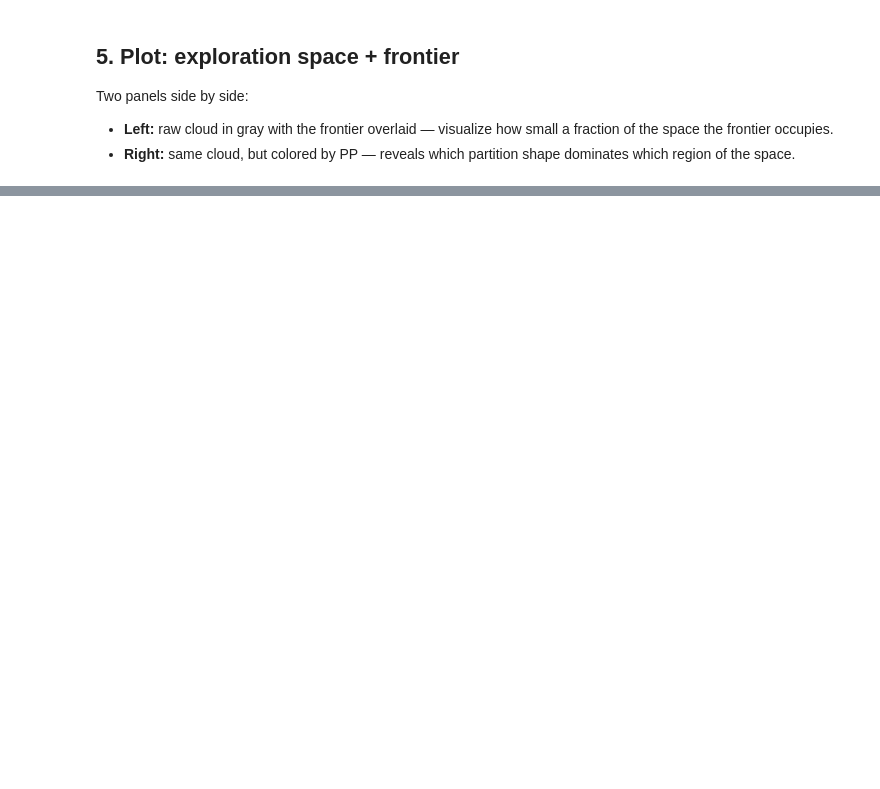
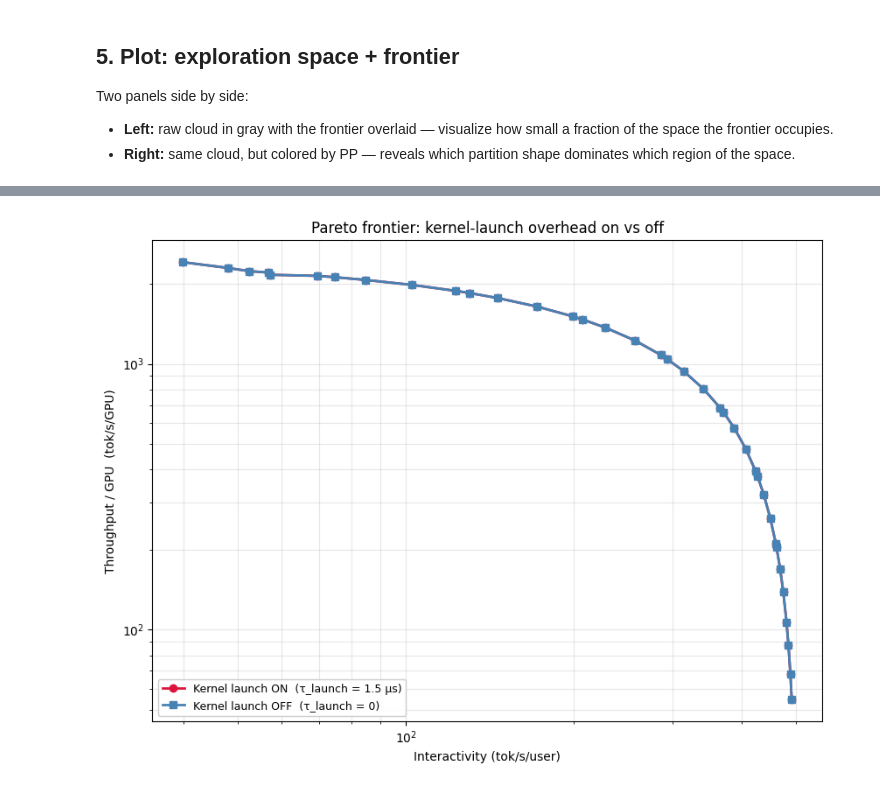
Before and after one commit to spiceMonkey/flare-llm, a Jupyter notebook: notebooks/pareto_basic.ipynb, the cells around one changed output, grey strips where cells are left out. Cells and saved outputs as stored; diff of their text form; code cells hidden in the pictures; blank space fills up the shorter version.

```diff
--- a/notebooks/pareto_basic.ipynb
+++ b/notebooks/pareto_basic.ipynb
@@ -292,0 +313,89 @@ plt.show()
+# %%
+import pandas as pd
+
+
+def sweep_with_breakdown(tuner_template):
+    """Same enumeration as §3 but stores the full LatencyResults breakdown
+    on each point so we can build the table in §8 without re-running."""
+    rows = []
+    for part in partitions:
+        try:
+            mem = compute_memory(model, system, part, tuner_template)
+        except Exception:
+            continue
+        paging = KVPagingConfig(block_size=16, beam_width=1, system_overhead_GB=1.5)
+        kv = compute_kv_paging(model, system, part, tuner_template, mem, paging)
+        b_max = int(kv.max_sequences)
+        if b_max < 1:
+            continue
+        for B in log_spaced_batch_sizes(b_max):
+            tuner = deepcopy(tuner_template)
+            tuner.B_decode = B
+            try:
+                r = InferenceCalculator(model, system, part, tuner).run()
+            except Exception:
+                continue
+            lat = r.latency
+            if lat.TPOT <= 0:
+                continue
+            rows.append({
+                "PP": part.PP, "TP": part.TP, "EP": part.EP, "SP": part.SP, "B": B,
+                "tput_per_gpu": lat.TTPS / system.num_devices,
+                "interactivity": 1.0 / lat.TPOT,
+                "TPOT_ms": lat.TPOT * 1e3,
+                "t_compute_us": lat.t_compute * 1e6,
+                "t_mem_us": lat.t_mem * 1e6,
+                "t_local_us": lat.t_local * 1e6,
+                "t_comm_us": lat.t_comm * 1e6,
+                "t_stage_us": lat.t_stage * 1e6,
+                "t_SW_us": lat.t_SW * 1e6,
+                "t_LM_us": lat.t_LM * 1e6,
+                "gamma_pp": lat.pp_bubble_factor,
+            })
+    return rows
+
+
+def frontier_rows(rows):
+    """Same upper-right envelope walk as §4 but on dict rows."""
+    srt = sorted(rows, key=lambda r: (-r["tput_per_gpu"], -r["interactivity"]))
+    fr, best = [], -math.inf
+    for r in srt:
+        if r["interactivity"] > best + 1e-9:
+            fr.append(r)
+            best = r["interactivity"]
+    fr.sort(key=lambda r: r["tput_per_gpu"])
+    return fr
+
+
+# Kernel-launch ON (default tuner — τ_launch = 1.5 μs)
+rows_on = sweep_with_breakdown(deepcopy(tuner_base))
+frontier_on = frontier_rows(rows_on)
+
+# Kernel-launch OFF (τ_launch = 0 → t_SW = 0; legacy GPU-only roofline)
+tuner_off = deepcopy(tuner_base)
+tuner_off.kernel_launch_us = 0.0
+rows_off = sweep_with_breakdown(tuner_off)
+frontier_off = frontier_rows(rows_off)
+
+print(f"Kernel-on frontier:  {len(frontier_on)} pts")
+print(f"Kernel-off frontier: {len(frontier_off)} pts")
+
+# Plot the two frontiers overlaid
+fig, ax = plt.subplots(figsize=(8.5, 6.5))
+ax.plot([r["interactivity"] for r in frontier_on], [r["tput_per_gpu"] for r in frontier_on],
+        "-o", color="crimson", lw=2.0, ms=6,
+        label=f"Kernel launch ON  (τ_launch = {tuner_base.kernel_launch_us:.1f} μs)")
+ax.plot([r["interactivity"] for r in frontier_off], [r["tput_per_gpu"] for r in frontier_off],
+        "-s", color="steelblue", lw=2.0, ms=6,
+        label="Kernel launch OFF  (τ_launch = 0)")
+ax.set_xscale("log")
+ax.set_yscale("log")
+ax.set_xlabel("Interactivity (tok/s/user)")
+ax.set_ylabel("Throughput / GPU  (tok/s/GPU)")
+ax.set_title("Pareto frontier: kernel-launch overhead on vs off")
+ax.grid(True, which="both", alpha=0.3)
+ax.legend(loc="lower left", fontsize=9, framealpha=0.95)
+plt.tight_layout()
+plt.savefig("assets/pareto_basic_kernel_toggle.png", dpi=120, bbox_inches="tight")
+plt.show()
+# %% [output]
@@ -292,0 +404 @@ plt.show()
+[figure, added]
```
Also changed, not shown: parts of 10 cells of this notebook, 5 other files.
